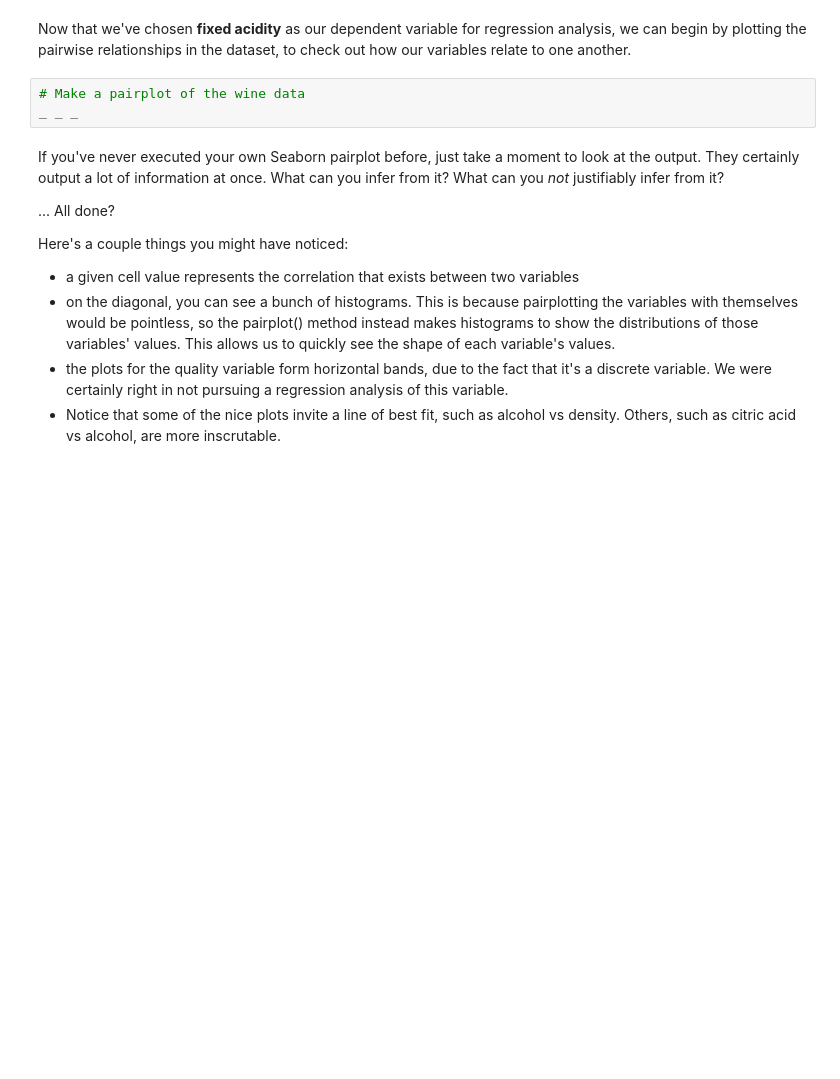
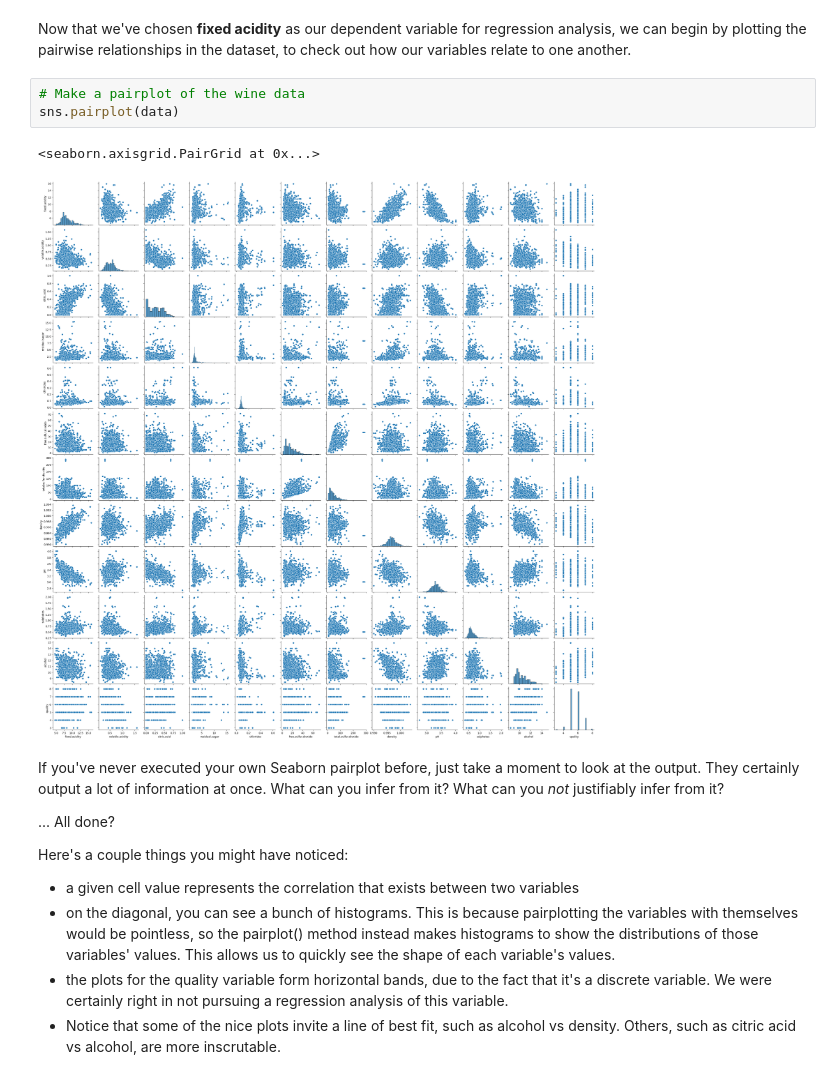
Before and after one commit to dqminhv/Springboard_Unit_11.4.1_Case_Study_Linear_Regression_1, a Jupyter notebook: 11.4.1 Case Study - Linear Regression/Springboard Regression Case Study - the Red Wine Dataset - Tier 3.ipynb, the cells around one changed output. Drawn from its saved outputs; the diff is of its cells as text; blank space fills up the shorter version.

```diff
--- a/11.4.1 Case Study - Linear Regression/Springboard Regression Case Study - the Red Wine Dataset - Tier 3.ipynb
+++ b/11.4.1 Case Study - Linear Regression/Springboard Regression Case Study - the Red Wine Dataset - Tier 3.ipynb
@@ -179,7 +201,10 @@ The heading of this stage of the data science pipeline ('Cleaning, Transforming,
 Now that we've chosen **fixed acidity** as our dependent variable for regression analysis, we can begin by plotting the pairwise relationships in the dataset, to check out how our variables relate to one another.
 # %%
 # Make a pairplot of the wine data
-_ _ _
+sns.pairplot(data)
+# %% [output]
+<seaborn.axisgrid.PairGrid at 0x...>
+[figure, added]
 # %% [markdown]
 If you've never executed your own Seaborn pairplot before, just take a moment to look at the output. They certainly output a lot of information at once. What can you infer from it? What can you *not* justifiably infer from it?
 
```
Also changed, not shown: parts of 9 cells of this notebook.
